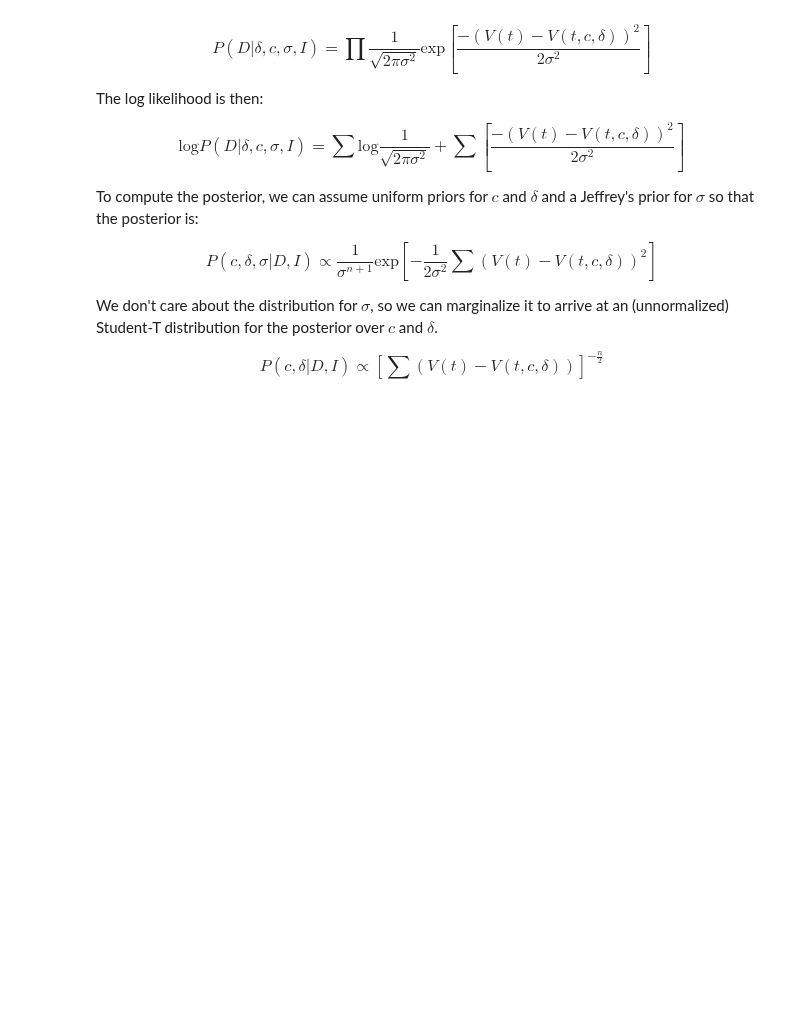
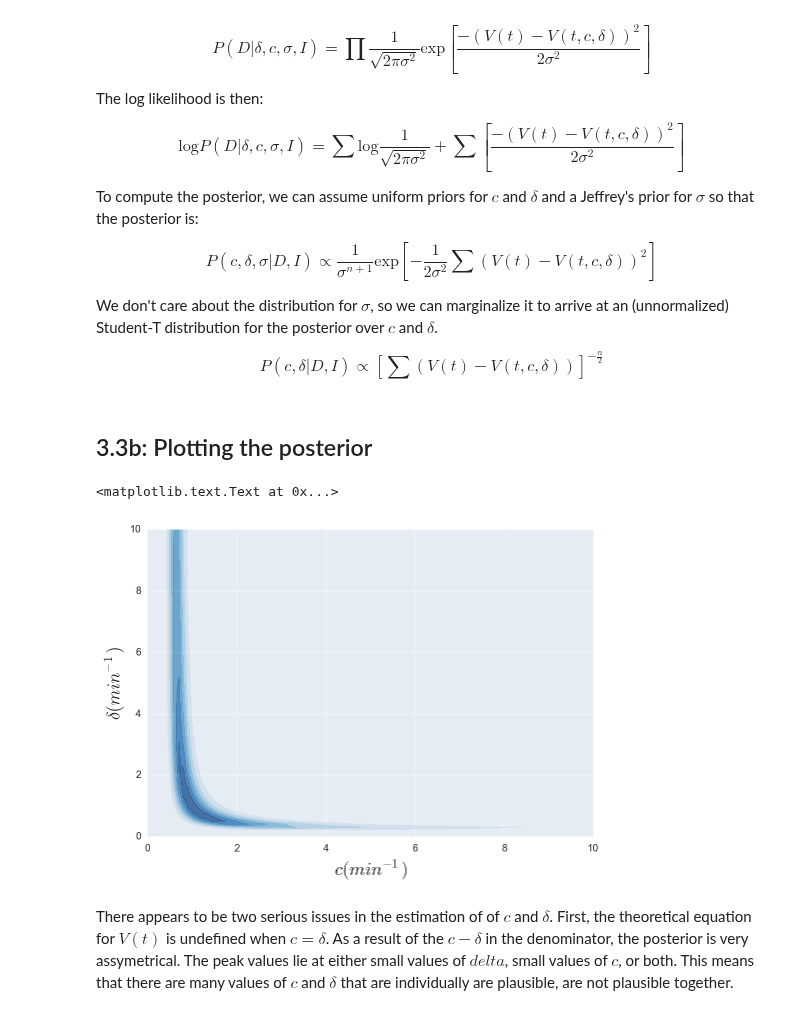
Before and after one commit to yangkky/BeBi-HW, a Jupyter notebook: hw3/group7_hw3_prob3.ipynb, the cells around one changed output. Saved outputs shown, nothing was run; the diff lists cells and outputs as text; code cells hidden in the pictures; blank space fills up the shorter version.

Commit message:
Add graph for prob 3.

```diff
--- a/hw3/group7_hw3_prob3.ipynb
+++ b/hw3/group7_hw3_prob3.ipynb
@@ -87,11 +87,53 @@ We don't care about the distribution for $\sigma$, so we can marginalize it to a
 
 $$P(c,\delta|D,I) \propto \left[\sum(V(t)-V(t,c,\delta))\right]^{-\frac{n}{2}}$$
 # %%
+# Let's code the functions for V(t,c,delta) and the log posterior
+
 def V (p,V0,t):
     """
     Calculate V(t,c,delta)
     """
     c, delta = p
-    return V0*np.exp(-c*t) + c*V0/((c-delta)*c/(c-delta)*(np.exp(-delta*t) - np.exi(-c*t)) - delta*t*np.exp(-c*t))
+    return V0*np.exp(-c*t) + c*V0/(c-delta)*(c/(c-delta)*(np.exp(-delta*t) - np.exp(-c*t)) - delta*t*np.exp(-c*t))
 
-def
+def log_post (p,V0,t,Vs):
+    """
+    Calculate the log posterior
+    """
+    # Unpack parameters
+    c, delta = p
+
+    # Theoretical spindle length
+    V_theor = V(p, V0, t)
+    return -len(Vs) / 2 * np.log(np.sum((Vs - V_theor)**2))
+#print (V((0.002,0.001),106100,df['Days after administration'][1:-1]))
+# %% [markdown]
+## 3.3b: Plotting the posterior
+# %%
+V0 = df[df['Days after administration']==0.0]['RNA copies per mL'].loc[0]
+# Parameter values to plot
+c = np.linspace(2e-3, 10, 100)
+delta = np.linspace(1e-3, 10.001, 100)
+# Make a grid
+cc, dd = np.meshgrid(c, delta)
+
+# Compute log posterior
+log_posterior = np.empty_like(cc)
+for j in range(len(c)):
+    for i in range(len(delta)):
+        log_posterior[i, j] = log_post(np.array([cc[i,j], dd[i,j]]),
+                                       V0,
+                                       df['Days after administration'][1:-1],
+                                       df['RNA copies per mL'][1:-1])
+
+# Get things to scale better
+log_posterior -= log_posterior.max()
+# Plot the results
+plt.contourf(cc, dd, np.exp(log_posterior), cmap=plt.cm.Blues, alpha=0.7)
+plt.xlabel(r'$c (min^{-1})$')
+plt.ylabel(r'$\delta (min^{-1})$')
+# %% [output]
+<matplotlib.text.Text at 0x...>
+[figure, added]
+# %% [markdown]
+There appears to be two serious issues in the estimation of of $c$ and $\delta$. First, the theoretical equation for $V(t)$ is undefined when $c = \delta$. As a result of the $c-\delta$ in the denominator, the posterior is very assymetrical. The peak values lie at either small values of $delta$, small values of $c$, or both. This means that there are many values of $c$ and $\delta$ that are individually are plausible, are not plausible together.
```
